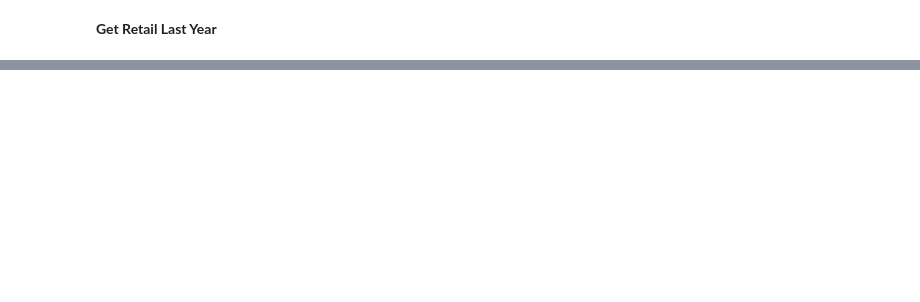
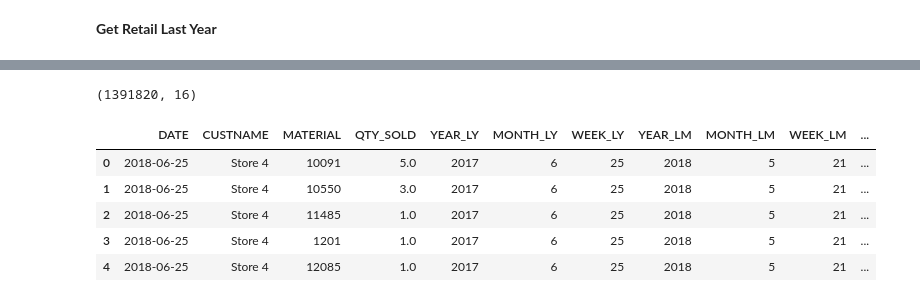
Before and after one commit to Mingjie-K/NUS, a Jupyter notebook: Year 1 Sem 1/Retail Analytics Project.ipynb, the cells around one changed output, grey strips where cells are left out. Cells and saved outputs as stored; diff of their text form; code cells hidden in the pictures; blank space fills up the shorter version.

```diff
--- a/Year 1 Sem 1/Retail Analytics Project.ipynb
+++ b/Year 1 Sem 1/Retail Analytics Project.ipynb
@@ -206,8 +207,2 @@ retail_ly
 # %% [markdown]
 **Get Retail Last Year**
-# %%
-retail_ly = retail_created.merge(retail_ly,how='left',left_on=['YEAR', 'MONTH', 'WEEK','CUSTNAME','MATERIAL'],
-                    right_on=['YEAR_LY', 'MONTH_LY', 'WEEK_LY','CUSTNAME','MATERIAL'])
-retail_ly = retail_ly.fillna(0)
-retail_ly = retail_ly.rename(columns={'QTY_SOLD_x':'QTY_SOLD', 'QTY_SOLD_y':'QTY_SOLD_LY',
-                                      'YEAR_x':'YEAR','MONTH_x':'MONTH','WEEK_x':'WEEK'})
@@ -308,3 +208,0 @@ retail_ly_lm
-# %%
-retail_ly = retail_get_df.merge(retail,how='left',left_on=['YEAR', 'MONTH', 'WEEK','CUSTNAME','MATERIAL'],
-                    right_on=['YEAR_LY', 'MONTH_LY', 'WEEK_LY','CUSTNAME','MATERIAL'])
@@ -349,0 +209,34 @@ retail_df.loc[retail_df['DATE_LY'] == retail_df['DATE']]
+# %%
+retail_ly = retail_created.merge(retail_ly, how='left', left_on=['YEAR_LY', 'MONTH_LY', 'WEEK_LY',
+                                                                 'CUSTNAME', 'MATERIAL'],
+                                 right_on=['YEAR', 'MONTH', 'WEEK', 'CUSTNAME', 'MATERIAL'])
+# retail_ly = retail_ly.fillna(0)
+retail_ly = retail_ly.rename(
+    columns={'QTY_SOLD_x': 'QTY_SOLD', 'QTY_SOLD_y': 'QTY_SOLD_LY'})
+retail_ly = retail_ly.drop(columns=['YEAR', 'MONTH', 'WEEK'])
+# %%
+retail_ly_lm = retail_ly.merge(retail_lm, how='left', left_on=['YEAR_LM', 'MONTH_LM', 'WEEK_LM',
+                                                               'CUSTNAME', 'MATERIAL'],
+                               right_on=['YEAR', 'MONTH', 'WEEK', 'CUSTNAME', 'MATERIAL'])
+# retail_ly = retail_ly.fillna(0)
+retail_ly_lm = retail_ly_lm.rename(
+    columns={'QTY_SOLD_x': 'QTY_SOLD', 'QTY_SOLD_y': 'QTY_SOLD_LM'})
+retail_ly_lm = retail_ly_lm.drop(columns=['YEAR', 'MONTH', 'WEEK'])
+# %%
+retail_ly_lm_lw = retail_ly_lm.merge(retail_lw, how='left', left_on=['YEAR_LW', 'MONTH_LW', 'WEEK_LW',
+                                                                     'CUSTNAME', 'MATERIAL'],
+                                     right_on=['YEAR', 'MONTH', 'WEEK', 'CUSTNAME', 'MATERIAL'])
+# retail_ly = retail_ly.fillna(0)
+retail_ly_lm_lw = retail_ly_lm_lw.rename(
+    columns={'QTY_SOLD_x': 'QTY_SOLD', 'QTY_SOLD_y': 'QTY_SOLD_LW'})
+retail_ly_lm_lw = retail_ly_lm_lw.drop(columns=['YEAR', 'MONTH', 'WEEK'])
+print(retail_ly_lm_lw.shape)
+retail_ly_lm_lw.head()
+# %% [output]
+(1391820, 16)
+|  | DATE | CUSTNAME | MATERIAL | QTY_SOLD | YEAR_LY | MONTH_LY | WEEK_LY | YEAR_LM | MONTH_LM | WEEK_LM | ... |
+| 0 | 2018-06-25 | Store 4 | 10091 | 5.0 | 2017 | 6 | 25 | 2018 | 5 | 21 | ... |
+| 1 | 2018-06-25 | Store 4 | 10550 | 3.0 | 2017 | 6 | 25 | 2018 | 5 | 21 | ... |
+| 2 | 2018-06-25 | Store 4 | 11485 | 1.0 | 2017 | 6 | 25 | 2018 | 5 | 21 | ... |
+| 3 | 2018-06-25 | Store 4 | 1201 | 1.0 | 2017 | 6 | 25 | 2018 | 5 | 21 | ... |
+| 4 | 2018-06-25 | Store 4 | 12085 | 1.0 | 2017 | 6 | 25 | 2018 | 5 | 21 | ... |
```
Also changed, not shown: parts of 58 cells of this notebook.
